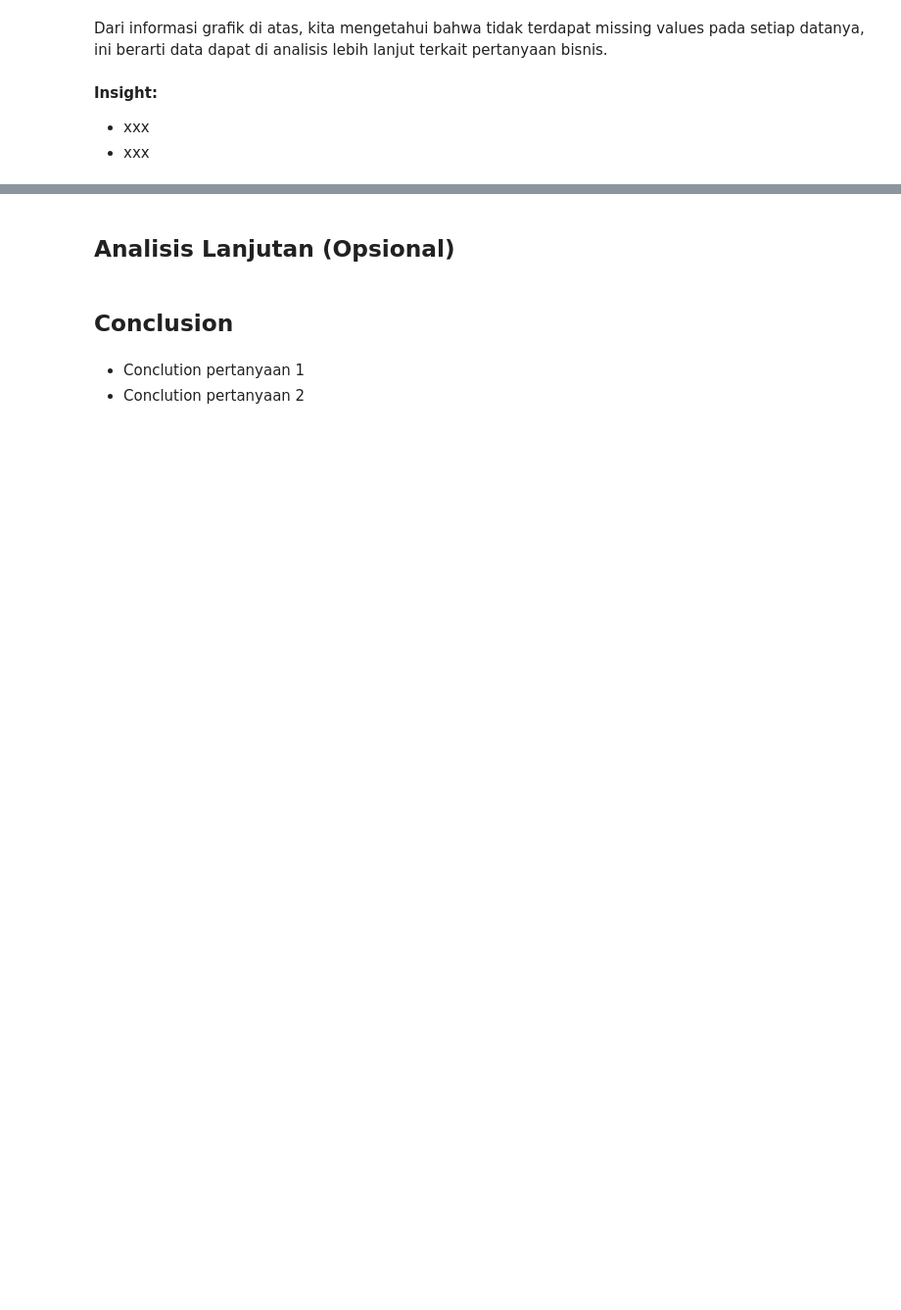
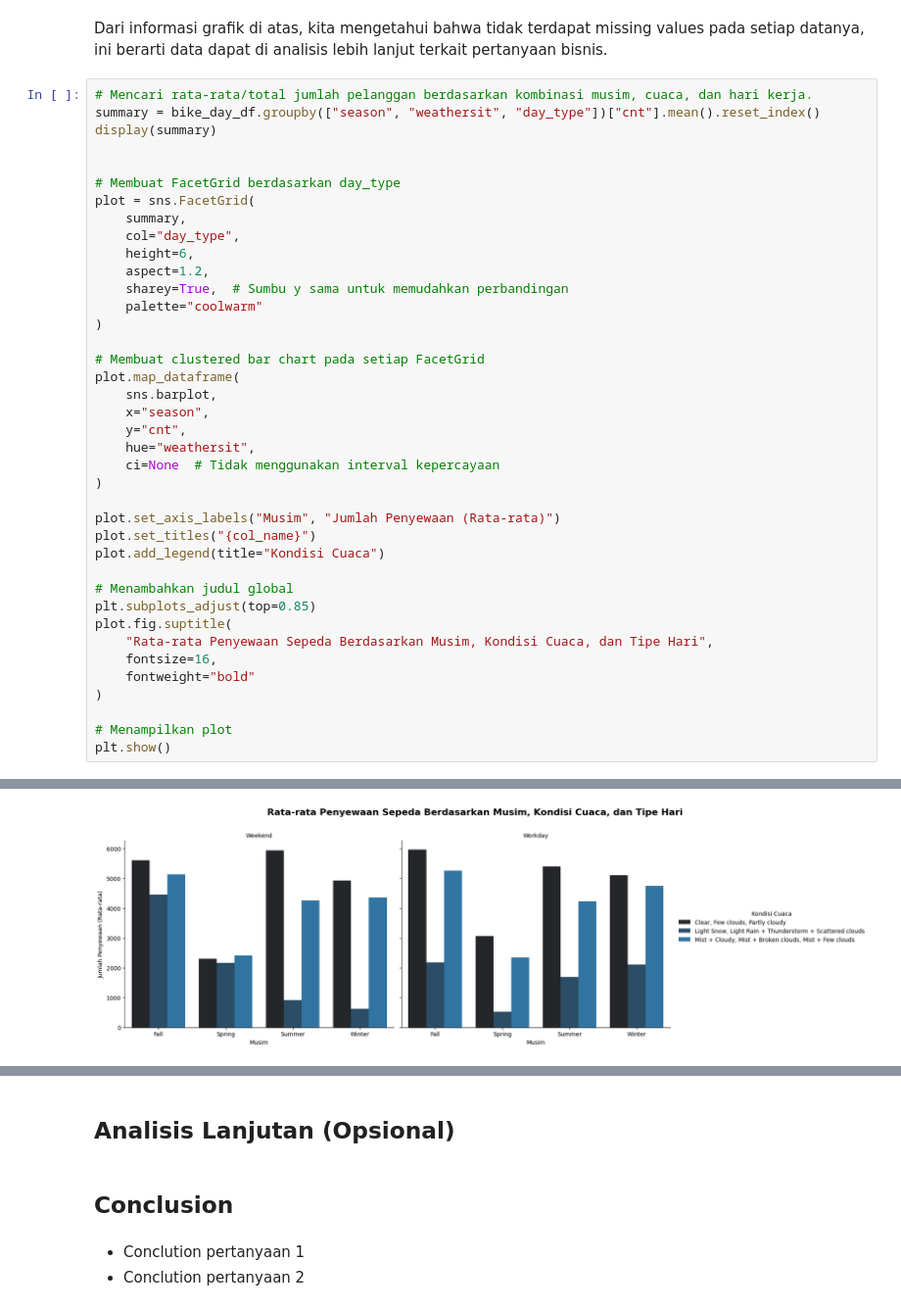
Before and after one commit to Nauviii/first_project_DataAnalayst, a Jupyter notebook: Notebook.ipynb, the cells around one changed output, grey strips where cells are left out. Shown: that part at 98% size. Cells and saved outputs as stored; diff of their text form; blank space fills up the shorter version.

```diff
--- a/Notebook.ipynb
+++ b/Notebook.ipynb
@@ -714,6 +685,42 @@ sns.heatmap(pivot_table, annot=True, fmt=".0f", cmap="coolwarm")
 # %% [markdown]
 Dari informasi grafik di atas, kita mengetahui bahwa tidak terdapat missing values pada setiap datanya, ini berarti data dapat di analisis lebih lanjut terkait pertanyaan bisnis.
-# %% [markdown]
-**Insight:**
-- xxx
-- xxx
+# %%
+# Mencari rata-rata/total jumlah pelanggan berdasarkan kombinasi musim, cuaca, dan hari kerja.
+summary = bike_day_df.groupby(["season", "weathersit", "day_type"])["cnt"].mean().reset_index()
+display(summary)
+
+
+# Membuat FacetGrid berdasarkan day_type
+plot = sns.FacetGrid(
+    summary,
+    col="day_type",
+    height=6,
+    aspect=1.2,
+    sharey=True,  # Sumbu y sama untuk memudahkan perbandingan
+    palette="coolwarm"
+)
+
+# Membuat clustered bar chart pada setiap FacetGrid
+plot.map_dataframe(
+    sns.barplot,
+    x="season",
+    y="cnt",
+    hue="weathersit",
+    ci=None  # Tidak menggunakan interval kepercayaan
+)
+
+plot.set_axis_labels("Musim", "Jumlah Penyewaan (Rata-rata)")
+plot.set_titles("{col_name}")
+plot.add_legend(title="Kondisi Cuaca")
+
+# Menambahkan judul global
+plt.subplots_adjust(top=0.85)
+plot.fig.suptitle(
+    "Rata-rata Penyewaan Sepeda Berdasarkan Musim, Kondisi Cuaca, dan Tipe Hari",
+    fontsize=16,
+    fontweight="bold"
+)
+
+# Menampilkan plot
+plt.show()
+# %% [output]
@@ -719,0 +759 @@ Dari informasi grafik di atas, kita mengetahui bahwa tidak terdapat missing valu
+[figure, added]
```
Also changed, not shown: parts of 7 cells of this notebook.
